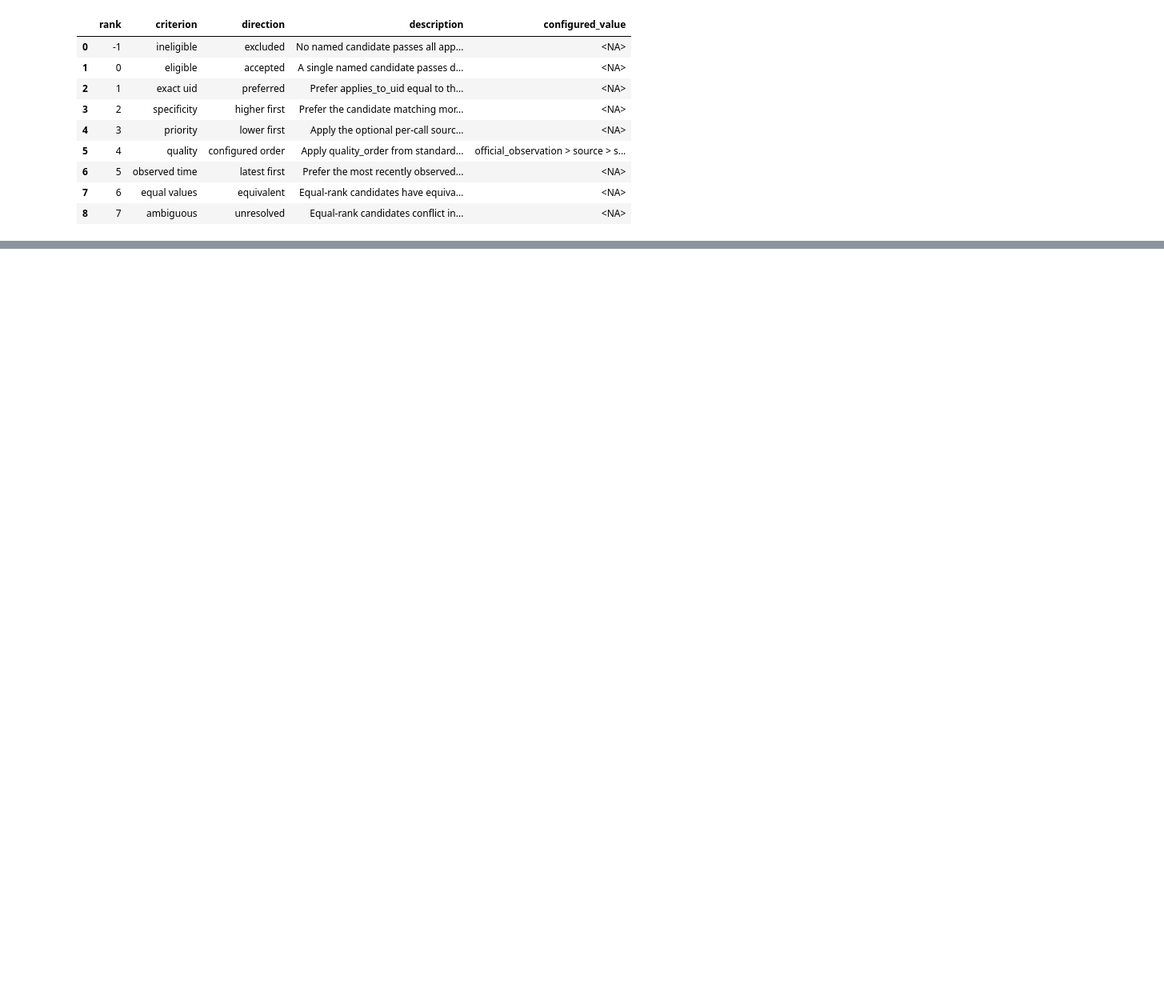
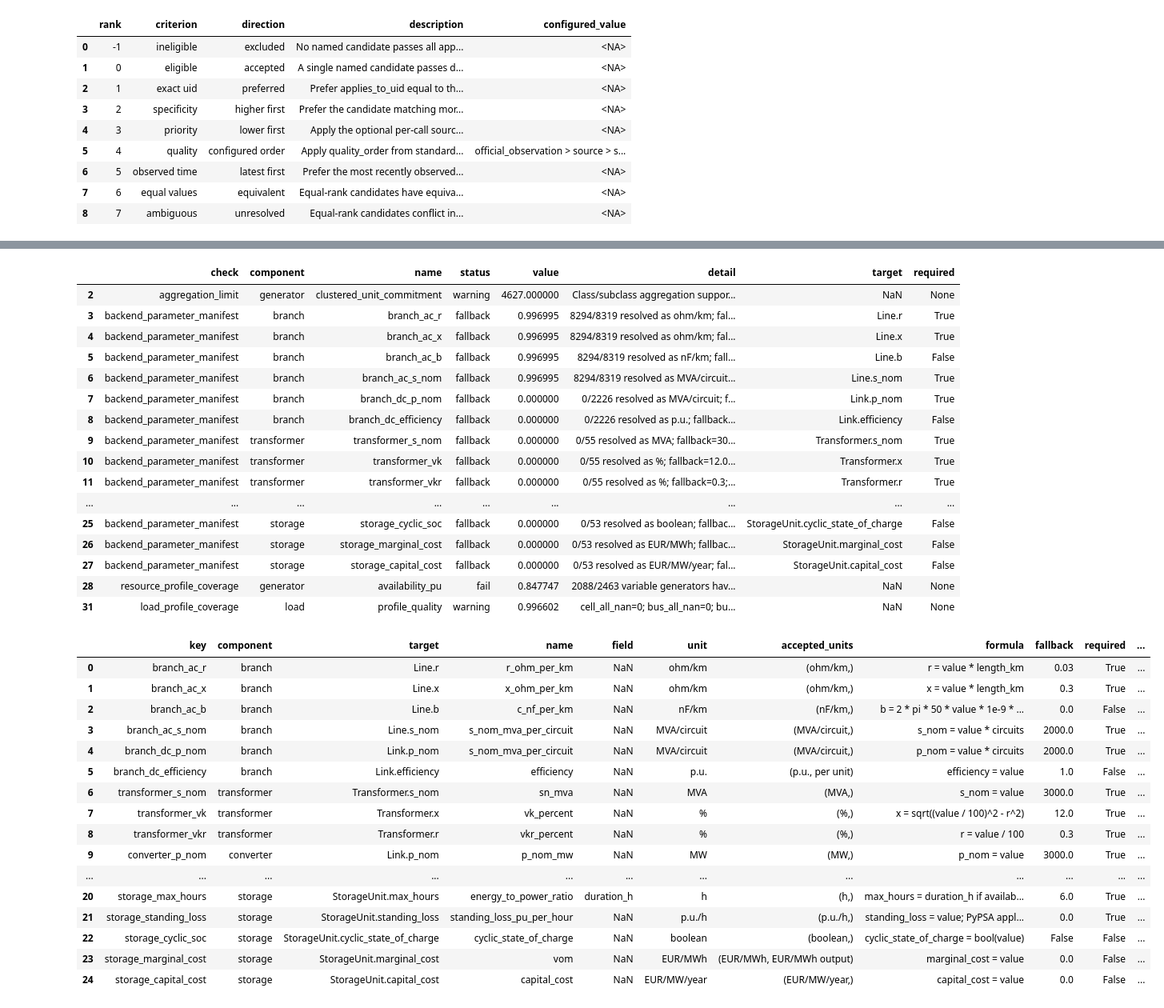
Before and after one commit to yibaoj/GridX, a Jupyter notebook: notebooks/test_layers.ipynb, the cells around one changed output, grey strips where cells are left out. Shown at 80% size. Drawn from its saved outputs; the diff is of its cells as text; code cells hidden in the pictures; blank space fills up the shorter version.

```diff
--- a/notebooks/test_layers.ipynb
+++ b/notebooks/test_layers.ipynb
@@ -12,10 +5,15 @@ This notebook is the executable usage guide for the modular architecture. The ra
 # %%
 from pathlib import Path
 import gc
+import os
+import sys
+from IPython.display import HTML, display
+import matplotlib.pyplot as plt
+import numpy as np
+import pandas as pd
 
-from IPython.display import display
-import matplotlib.pyplot as plt
-import pandas as pd
+project_root = Path.cwd().parent
+sys.path.insert(0, str(project_root))
 
 from src.raw import RawDataManager
 from src.standard import DATASET_IDS, StandardDataManager
@@ -25,11 +23,21 @@ from src.app import UnitCommitmentApplication
 from src.visualization import configure_matplotlib, resolve_plot_settings
 
 _plot_font = configure_matplotlib(resolve_plot_settings())
-plt.ioff()  # Figures are shown only by an explicit display() call.
+plt.ioff()  # Figures are shown only by an explicit display() call
 pd.set_option("display.max_columns", None)
 pd.set_option("display.width", None)
-pd.set_option("display.max_colwidth", None)
-
+pd.set_option("display.max_colwidth", 64)
+display(HTML("""
+<style>
+.jp-RenderedHTMLCommon table.dataframe th,
+.jp-RenderedHTMLCommon table.dataframe td {
+    white-space: nowrap !important;
+    max-width: 240px;
+    overflow: hidden;
+    text-overflow: ellipsis;
+}
+</style>
+"""))
 data_root = project_root / "data"
 # %%
 raw_data = RawDataManager(project_root / "config/raw_data_sources.csv", data_root)
@@ -251,0 +640,10 @@ case_data.generator.parameter
+# %%
+# Case validation and the backend parameter contract.
+_validation_summary = (
+    case_data.validation.groupby(["status", "component"], dropna=False)
+    .size().rename("checks").reset_index().sort_values(["status", "component"])
+)
+_failed_checks = case_data.validation.loc[case_data.validation["status"].ne("pass")]
+_parameter_manifest = case_data.parameter_manifest("pypsa")
+display(_validation_summary, _failed_checks, _parameter_manifest)
+# %% [output]
@@ -251,0 +662,34 @@ case_data.generator.parameter
+|  | check | component | name | status | value | detail | target | required |
+| 2 | aggregation_limit | generator | clustered_unit_commitment | warning | 4627.000000 | Class/subclass aggregation suppor... | NaN | None |
+| 3 | backend_parameter_manifest | branch | branch_ac_r | fallback | 0.996995 | 8294/8319 resolved as ohm/km; fal... | Line.r | True |
+| 4 | backend_parameter_manifest | branch | branch_ac_x | fallback | 0.996995 | 8294/8319 resolved as ohm/km; fal... | Line.x | True |
+| 5 | backend_parameter_manifest | branch | branch_ac_b | fallback | 0.996995 | 8294/8319 resolved as nF/km; fall... | Line.b | False |
+| 6 | backend_parameter_manifest | branch | branch_ac_s_nom | fallback | 0.996995 | 8294/8319 resolved as MVA/circuit... | Line.s_nom | True |
+| 7 | backend_parameter_manifest | branch | branch_dc_p_nom | fallback | 0.000000 | 0/2226 resolved as MVA/circuit; f... | Link.p_nom | True |
+| 8 | backend_parameter_manifest | branch | branch_dc_efficiency | fallback | 0.000000 | 0/2226 resolved as p.u.; fallback... | Link.efficiency | False |
+| 9 | backend_parameter_manifest | transformer | transformer_s_nom | fallback | 0.000000 | 0/55 resolved as MVA; fallback=30... | Transformer.s_nom | True |
+| 10 | backend_parameter_manifest | transformer | transformer_vk | fallback | 0.000000 | 0/55 resolved as %; fallback=12.0... | Transformer.x | True |
+| 11 | backend_parameter_manifest | transformer | transformer_vkr | fallback | 0.000000 | 0/55 resolved as %; fallback=0.3;... | Transformer.r | True |
+| ... | ... | ... | ... | ... | ... | ... | ... | ... |
+| 25 | backend_parameter_manifest | storage | storage_cyclic_soc | fallback | 0.000000 | 0/53 resolved as boolean; fallbac... | StorageUnit.cyclic_state_of_charge | False |
+| 26 | backend_parameter_manifest | storage | storage_marginal_cost | fallback | 0.000000 | 0/53 resolved as EUR/MWh; fallbac... | StorageUnit.marginal_cost | False |
+| 27 | backend_parameter_manifest | storage | storage_capital_cost | fallback | 0.000000 | 0/53 resolved as EUR/MW/year; fal... | StorageUnit.capital_cost | False |
+| 28 | resource_profile_coverage | generator | availability_pu | fail | 0.847747 | 2088/2463 variable generators hav... | NaN | None |
+| 31 | load_profile_coverage | load | profile_quality | warning | 0.996602 | cell_all_nan=0; bus_all_nan=0; bu... | NaN | None |
+|  | key | component | target | name | field | unit | accepted_units | formula | fallback | required | ... |
+| 0 | branch_ac_r | branch | Line.r | r_ohm_per_km | NaN | ohm/km | (ohm/km,) | r = value * length_km | 0.03 | True | ... |
+| 1 | branch_ac_x | branch | Line.x | x_ohm_per_km | NaN | ohm/km | (ohm/km,) | x = value * length_km | 0.3 | True | ... |
+| 2 | branch_ac_b | branch | Line.b | c_nf_per_km | NaN | nF/km | (nF/km,) | b = 2 * pi * 50 * value * 1e-9 * ... | 0.0 | False | ... |
+| 3 | branch_ac_s_nom | branch | Line.s_nom | s_nom_mva_per_circuit | NaN | MVA/circuit | (MVA/circuit,) | s_nom = value * circuits | 2000.0 | True | ... |
+| 4 | branch_dc_p_nom | branch | Link.p_nom | s_nom_mva_per_circuit | NaN | MVA/circuit | (MVA/circuit,) | p_nom = value * circuits | 2000.0 | True | ... |
+| 5 | branch_dc_efficiency | branch | Link.efficiency | efficiency | NaN | p.u. | (p.u., per unit) | efficiency = value | 1.0 | False | ... |
+| 6 | transformer_s_nom | transformer | Transformer.s_nom | sn_mva | NaN | MVA | (MVA,) | s_nom = value | 3000.0 | True | ... |
+| 7 | transformer_vk | transformer | Transformer.x | vk_percent | NaN | % | (%,) | x = sqrt((value / 100)^2 - r^2) | 12.0 | True | ... |
+| 8 | transformer_vkr | transformer | Transformer.r | vkr_percent | NaN | % | (%,) | r = value / 100 | 0.3 | True | ... |
+| 9 | converter_p_nom | converter | Link.p_nom | p_nom_mw | NaN | MW | (MW,) | p_nom = value | 3000.0 | True | ... |
+| ... | ... | ... | ... | ... | ... | ... | ... | ... | ... | ... | ... |
+| 20 | storage_max_hours | storage | StorageUnit.max_hours | energy_to_power_ratio | duration_h | h | (h,) | max_hours = duration_h if availab... | 6.0 | True | ... |
+| 21 | storage_standing_loss | storage | StorageUnit.standing_loss | standing_loss_pu_per_hour | NaN | p.u./h | (p.u./h,) | standing_loss = value; PyPSA appl... | 0.0 | True | ... |
+| 22 | storage_cyclic_soc | storage | StorageUnit.cyclic_state_of_charge | cyclic_state_of_charge | NaN | boolean | (boolean,) | cyclic_state_of_charge = bool(value) | False | False | ... |
+| 23 | storage_marginal_cost | storage | StorageUnit.marginal_cost | vom | NaN | EUR/MWh | (EUR/MWh, EUR/MWh output) | marginal_cost = value | 0.0 | False | ... |
+| 24 | storage_capital_cost | storage | StorageUnit.capital_cost | capital_cost | NaN | EUR/MW/year | (EUR/MW/year,) | capital_cost = value | 0.0 | False | ... |
```
Also changed, not shown: parts of 18 cells of this notebook, 7 other files.
